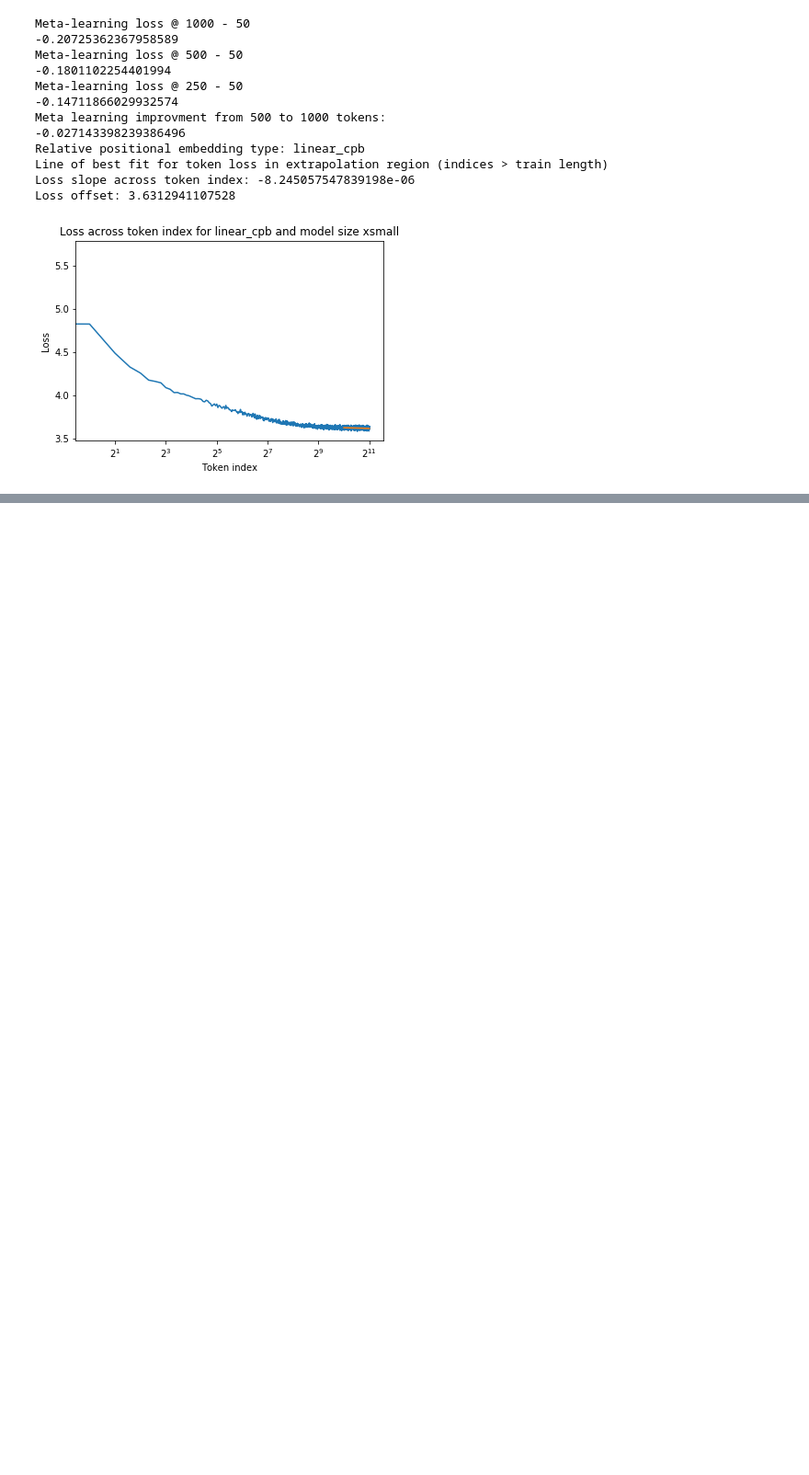
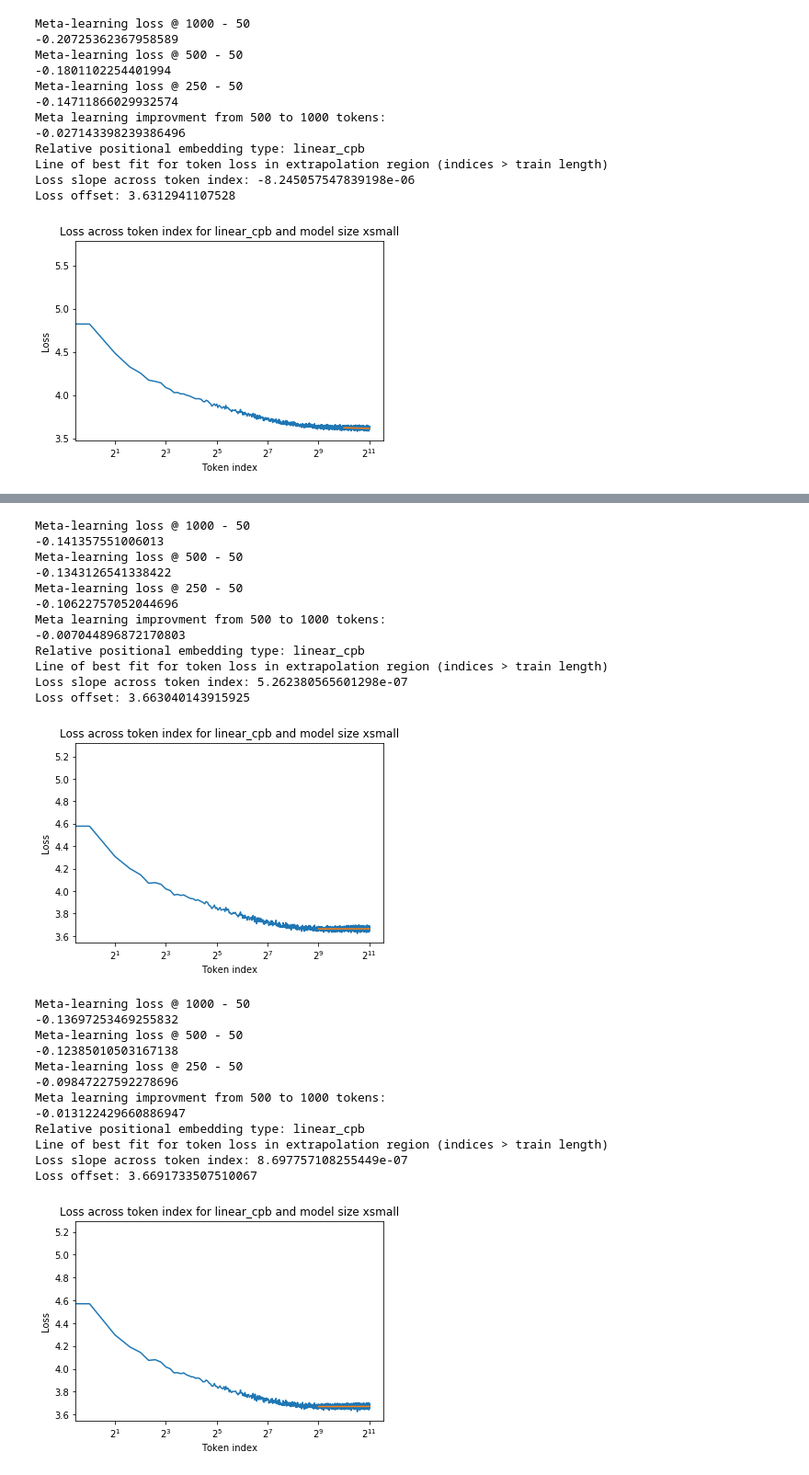
Before and after one commit to bob80333/investigating_extrapolation, a Jupyter notebook: tokenwise_losses.ipynb, the cells around one changed output, grey strips where cells are left out. Shown at 92% size. Saved outputs shown, nothing was run; the diff lists cells and outputs as text; code cells hidden in the pictures; blank space fills up the shorter version.

```diff
--- a/tokenwise_losses.ipynb
+++ b/tokenwise_losses.ipynb
@@ -368,0 +477,35 @@ Loss offset: 3.6312941107528
+# %%
+display_best_fit_2048_long_ft("xsmall_linear_cpb_256_1_finetuned_512_25steps_2048_losses.npz", 512)
+display_best_fit_2048_long_ft("xsmall_linear_cpb_256_1_finetuned_512_100steps_2048_losses.npz", 512)
+display_best_fit_2048_long_ft("xsmall_linear_cpb_256_1_finetuned_512_200steps_2048_losses.npz", 512)
+display_best_fit_2048_long_ft("xsmall_linear_cpb_256_1_finetuned_512_500steps_2048_losses.npz", 512)
+display_best_fit_2048_long_ft("xsmall_linear_cpb_256_1_finetuned_512_1000steps_2048_losses.npz", 512)
+display_best_fit_2048_long_ft("xsmall_linear_cpb_256_1_finetuned_512_2000steps_2048_losses.npz", 512)
+display_best_fit_2048_long_ft("xsmall_linear_cpb_256_1_finetuned_512_5000steps_2048_losses.npz", 512)
+# %% [output]
+Meta-learning loss @ 1000 - 50
+-0.141357551006013
+Meta-learning loss @ 500 - 50
+-0.1343126541338422
+Meta-learning loss @ 250 - 50
+-0.10622757052044696
+Meta learning improvment from 500 to 1000 tokens:
+-0.007044896872170803
+Relative positional embedding type: linear_cpb
+Line of best fit for token loss in extrapolation region (indices > train length)
+Loss slope across token index: 5.262380565601298e-07
+Loss offset: 3.663040143915925
+[figure, added]
+Meta-learning loss @ 1000 - 50
+-0.13697253469255832
+Meta-learning loss @ 500 - 50
+-0.12385010503167138
+Meta-learning loss @ 250 - 50
+-0.09847227592278696
+Meta learning improvment from 500 to 1000 tokens:
+-0.013122429660886947
+Relative positional embedding type: linear_cpb
+Line of best fit for token loss in extrapolation region (indices > train length)
+Loss slope across token index: 8.697757108255449e-07
+Loss offset: 3.6691733507510067
+[figure, added]
```
Also changed, not shown: parts of 5 cells of this notebook, 1 other file.
